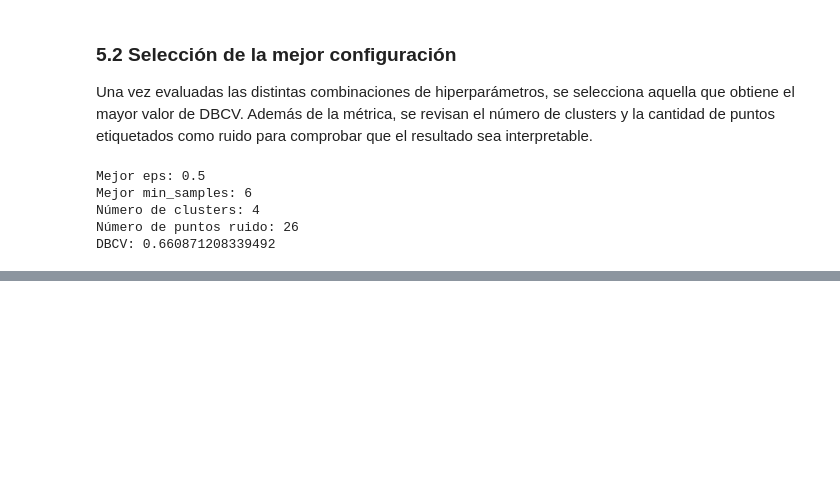
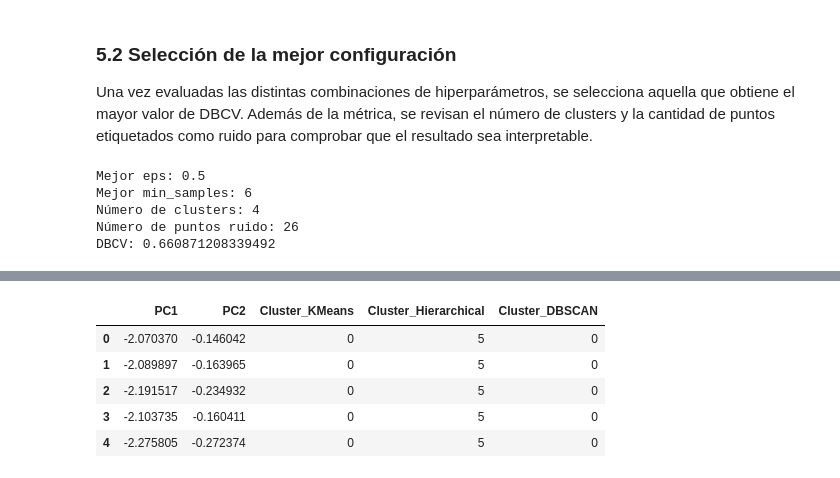
Before and after one commit to DiegoVa6/Grupo05_Practica2, a Jupyter notebook: practica2_estrellas.ipynb, the cells around one changed output, grey strips where cells are left out. Cells and saved outputs as stored; diff of their text form; code cells hidden in the pictures; blank space fills up the shorter version.

```diff
--- a/practica2_estrellas.ipynb
+++ b/practica2_estrellas.ipynb
@@ -884,0 +973,18 @@ DBCV: 0.660871208339492
+# %%
+dbscan_final = DBSCAN(
+    eps=best_eps,
+    min_samples=best_min_samples
+)
+
+labels_dbscan = dbscan_final.fit_predict(X_pca)
+
+df_pca["Cluster_DBSCAN"] = labels_dbscan
+
+display(df_pca.head())
+# %% [output]
+|  | PC1 | PC2 | Cluster_KMeans | Cluster_Hierarchical | Cluster_DBSCAN |
+| 0 | -2.070370 | -0.146042 | 0 | 5 | 0 |
+| 1 | -2.089897 | -0.163965 | 0 | 5 | 0 |
+| 2 | -2.191517 | -0.234932 | 0 | 5 | 0 |
+| 3 | -2.103735 | -0.160411 | 0 | 5 | 0 |
+| 4 | -2.275805 | -0.272374 | 0 | 5 | 0 |
```
Also changed, not shown: parts of 16 cells of this notebook.
